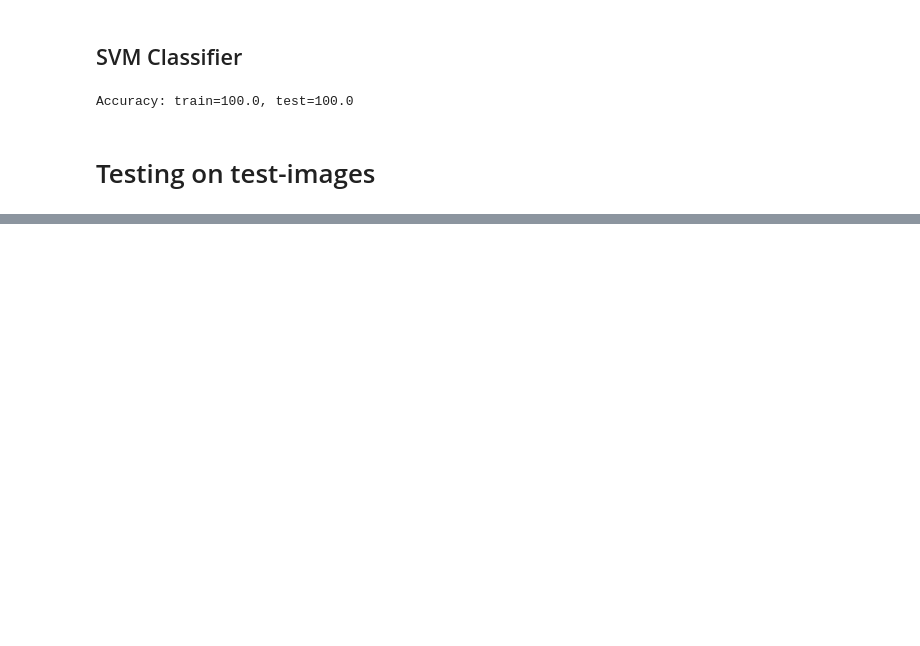
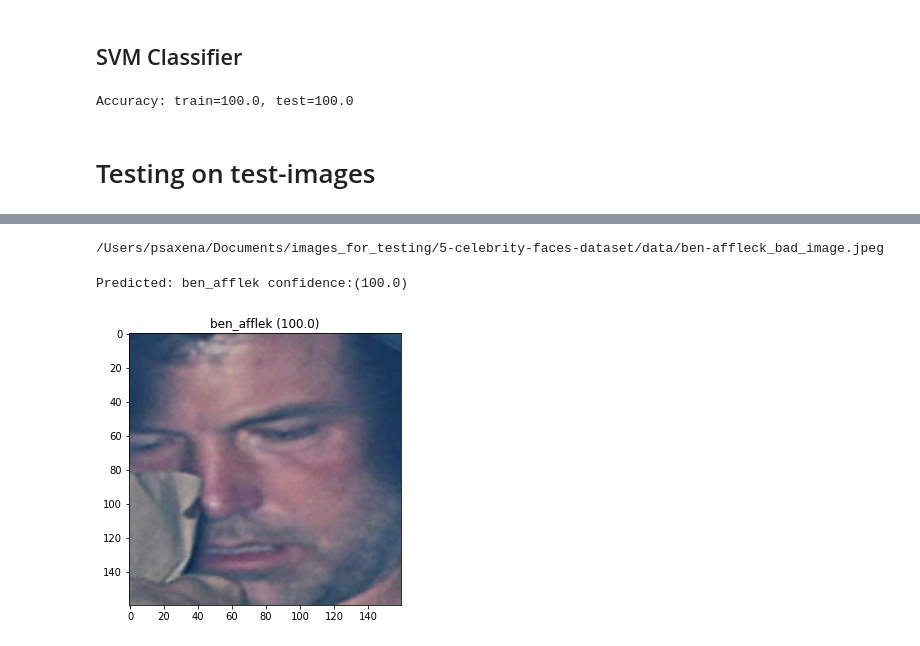
Before and after one commit to poojasaxena/face_recognition_modelling, a Jupyter notebook: keras_facenet/keras_facenet_inception_resnet_v1_celeb_data.ipynb, the cells around one changed output, grey strips where cells are left out. Saved outputs shown, nothing was run; the diff lists cells and outputs as text; code cells hidden in the pictures; blank space fills up the shorter version.

Commit message:
added external testing section

```diff
--- a/keras_facenet/keras_facenet_inception_resnet_v1_celeb_data.ipynb
+++ b/keras_facenet/keras_facenet_inception_resnet_v1_celeb_data.ipynb
@@ -88,6 +88,7 @@ sub_dir_name = os.listdir(base_dir)
 print(f"sub_directories are {sub_dir_name}")
 
 base_dir_train = os.path.join(base_dir, sub_dir_name[0]+'/')
+base_dir_data   = os.path.join(base_dir, sub_dir_name[1]+'/')
 base_dir_val   = os.path.join(base_dir, sub_dir_name[2]+'/')
 
 sub_sub_dir = os.listdir(os.path.join(base_dir,base_dir_train))
@@ -300,7 +301,7 @@ def svm_classifier(train_x_embedding, train_y, test_x_embedding, test_y):
 
     return test_x_norm_embedding, test_y_class, out_encoder, model
 # %%
-test_x_norm_embedding, test_y_class, label_encoder, model= svm_classifier(embTrain_X, trainy, embTest_X, testy)
+test_x_norm_embedding, test_y_class, label_encoder, svm_model= svm_classifier(embTrain_X, trainy, embTest_X, testy)
 # %% [output]
 Accuracy: train=100.0, test=100.0
 # %% [markdown]
@@ -336,0 +349,31 @@ Expected: madonna
+# %%
+image= os.listdir(base_dir_data)[5]
+image_path=os.path.join(base_dir_data, image)
+print(image_path)
+# %% [output]
+/Users/psaxena/Documents/images_for_testing/5-celebrity-faces-dataset/data/ben-affleck_bad_image.jpeg
+# %%
+def externaly_uploaded_face(image, model, class_model, class_encoder):
+    image_pixels = extract_face(image, show_features=False)
+    emb_image    = get_128vectorEmbedding_singleImage(model, image_pixels)
+
+    # prediction for the face
+    samples_image = np.expand_dims(emb_image, axis=0)
+    yhat_class    = svm_model.predict(samples_image)
+    yhat_prob     = svm_model.predict_proba(samples_image)
+
+    # get name
+    class_index       = yhat_class[0]
+    class_probability = yhat_prob[0,class_index] * 100
+    predict_names     = class_encoder.inverse_transform(yhat_class)
+
+    plt.imshow(image_pixels)
+    title = f'{predict_names[0]} ({round(class_probability,2)})'
+    plt.title(title)
+    print(f'Predicted: {predict_names[0]} confidence:({round(class_probability,2)})')
+    plt.show()
+# %%
+externaly_uploaded_face(image_path, model=facenet_model, class_model=svm_model, class_encoder=label_encoder )
+# %% [output]
+Predicted: ben_afflek confidence:(100.0)
+[figure, added]
```
Also changed, not shown: parts of 6 cells of this notebook.
